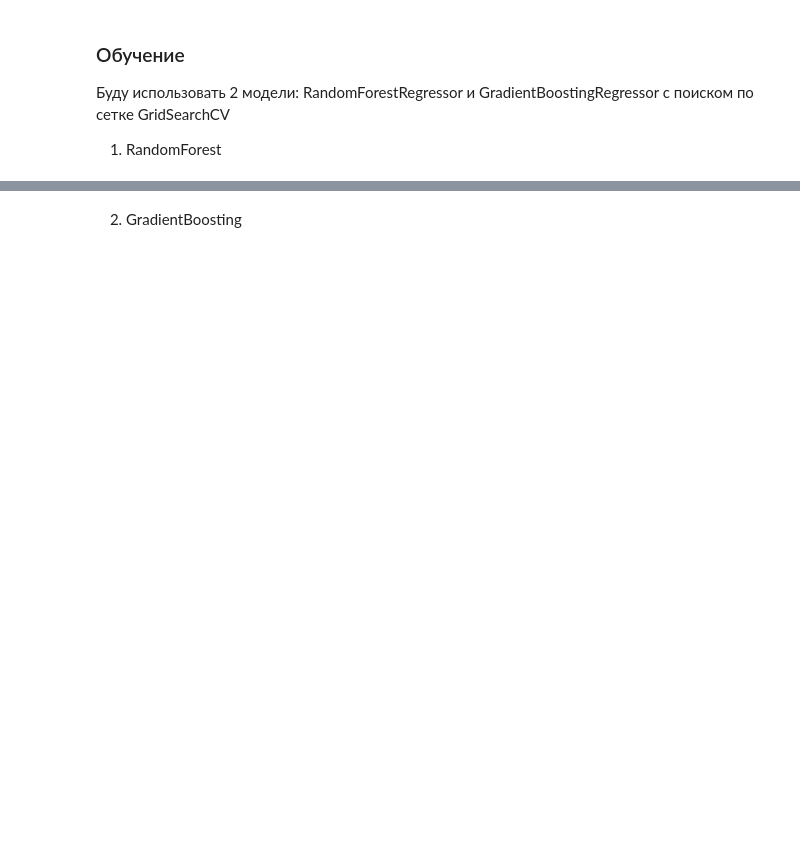
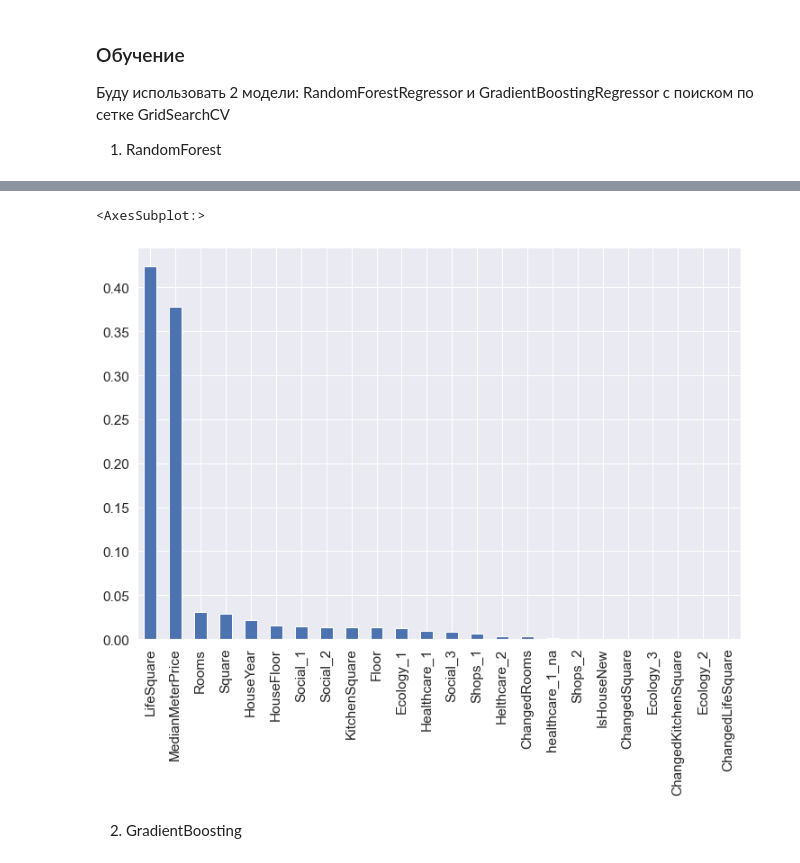
Before and after one commit to AlexanderMaslikhin/pandas_curs, a Jupyter notebook: data_analysis.ipynb, the cells around one changed output, grey strips where cells are left out. Drawn from its saved outputs; the diff is of its cells as text; code cells hidden in the pictures; blank space fills up the shorter version.

```diff
--- a/data_analysis.ipynb
+++ b/data_analysis.ipynb
@@ -547,3 +674,12 @@ r2(y_test_pred, y_test)
+# %%
+f_imp = pd.DataFrame(model_rf.feature_importances_,
+             columns=['feature'],
+             index=X_train.columns).sort_values(by='feature', ascending=False)
+
+f_imp.plot.bar(legend=False, figsize=(12,8))
+# %% [output]
+<AxesSubplot:>
+[figure, added]
 # %% [markdown]
 2. GradientBoosting
 # %%
```
Also changed, not shown: parts of 56 cells of this notebook, 1 other file.
